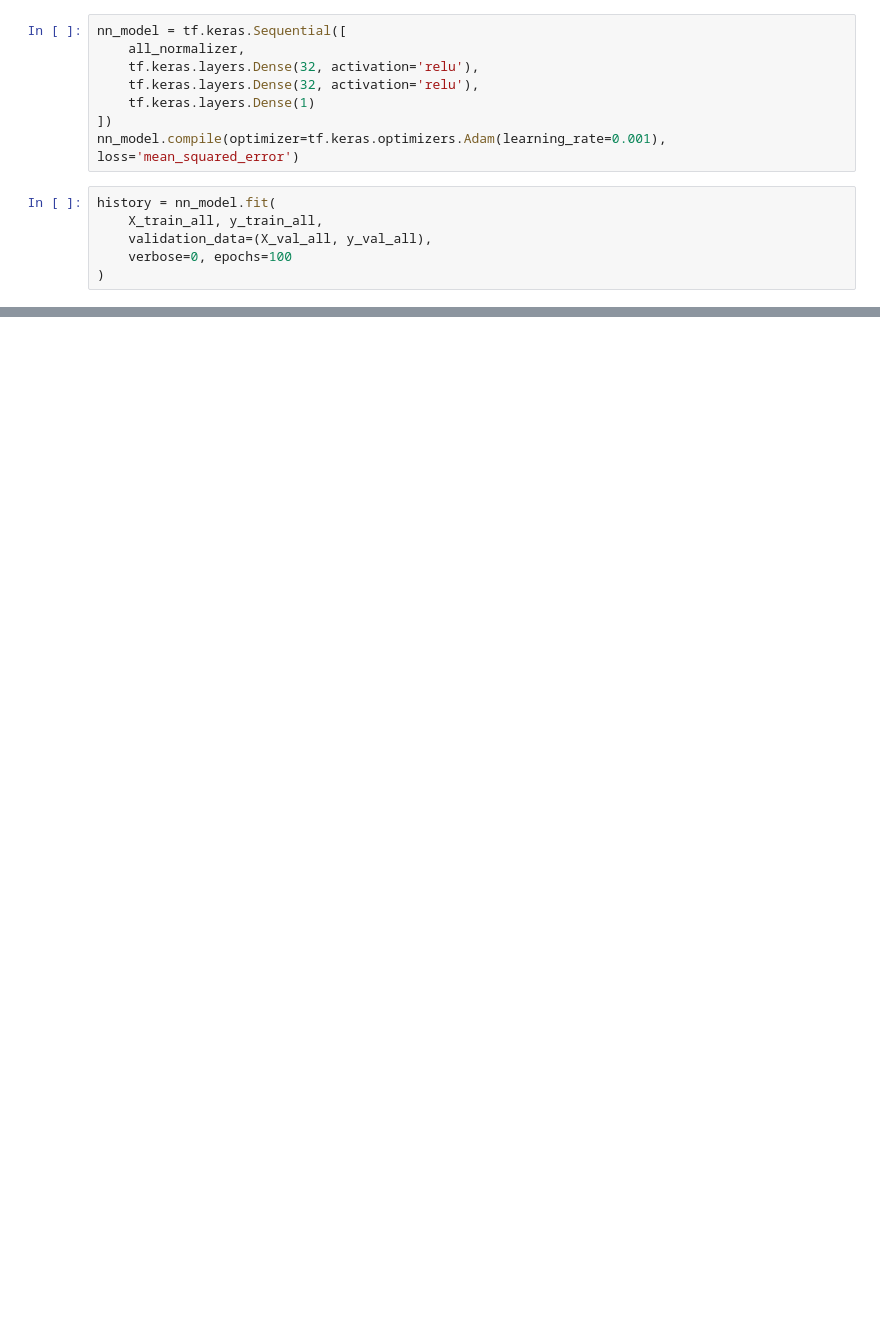
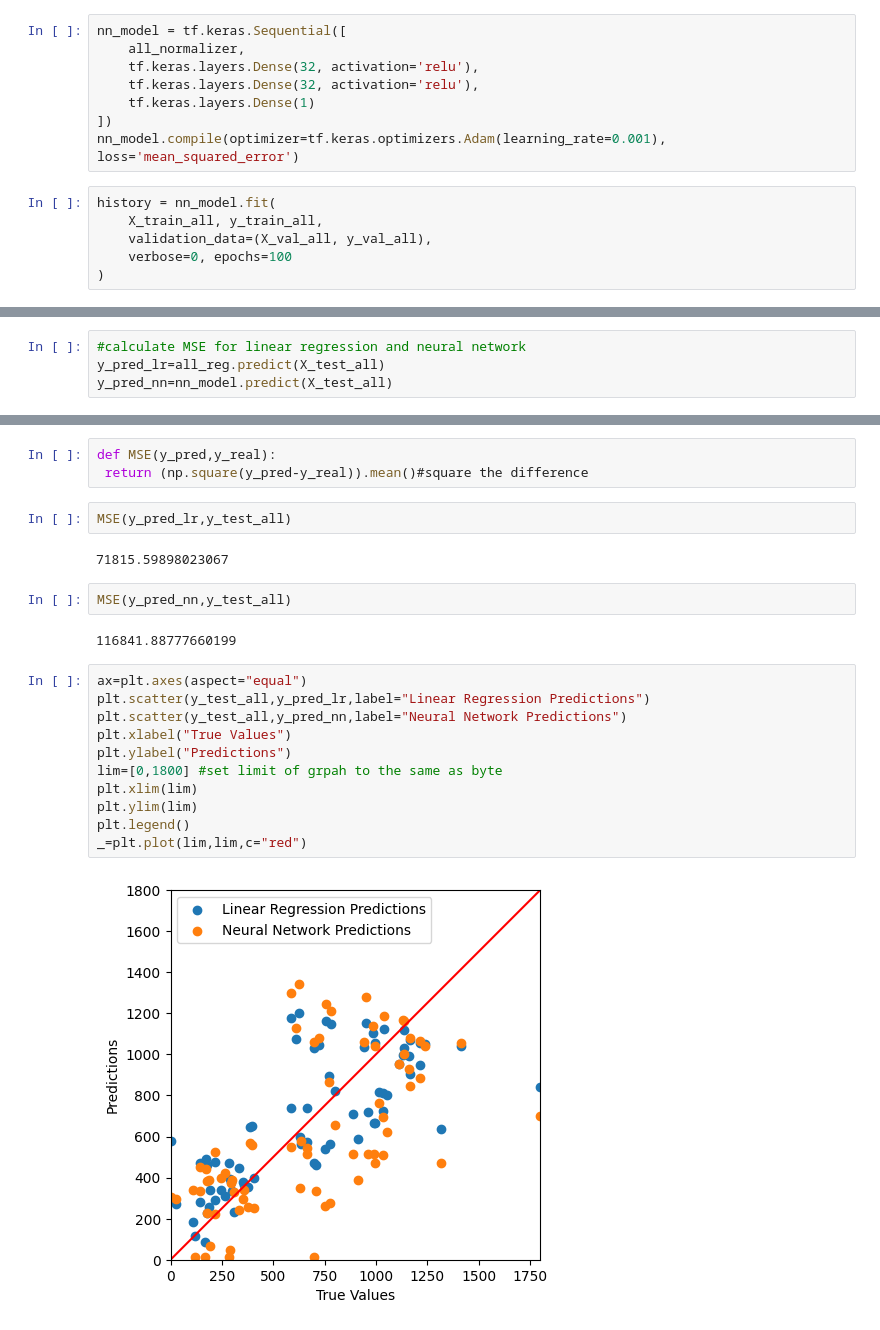
Before and after one commit to kimvongola/Self-Study-ML2, a Jupyter notebook: Self_Study_ML2.ipynb, the cells around one changed output, grey strips where cells are left out. Drawn from its saved outputs; the diff is of its cells as text; blank space fills up the shorter version.

```diff
--- a/Self_Study_ML2.ipynb
+++ b/Self_Study_ML2.ipynb
@@ -220,0 +239,4 @@ plot_loss(history)
+# %%
+#calculate MSE for linear regression and neural network
+y_pred_lr=all_reg.predict(X_test_all)
+y_pred_nn=nn_model.predict(X_test_all)
@@ -220,0 +248,24 @@ plot_loss(history)
+# %%
+def MSE(y_pred,y_real):
+ return (np.square(y_pred-y_real)).mean()#square the difference
+# %%
+MSE(y_pred_lr,y_test_all)
+# %% [output]
+71815.59898023067
+# %%
+MSE(y_pred_nn,y_test_all)
+# %% [output]
+116841.88777660199
+# %%
+ax=plt.axes(aspect="equal")
+plt.scatter(y_test_all,y_pred_lr,label="Linear Regression Predictions")
+plt.scatter(y_test_all,y_pred_nn,label="Neural Network Predictions")
+plt.xlabel("True Values")
+plt.ylabel("Predictions")
+lim=[0,1800] #set limit of grpah to the same as byte
+plt.xlim(lim)
+plt.ylim(lim)
+plt.legend()
+_=plt.plot(lim,lim,c="red")
+# %% [output]
+[figure, added]
```
Also changed, not shown: parts of 11 cells of this notebook.
